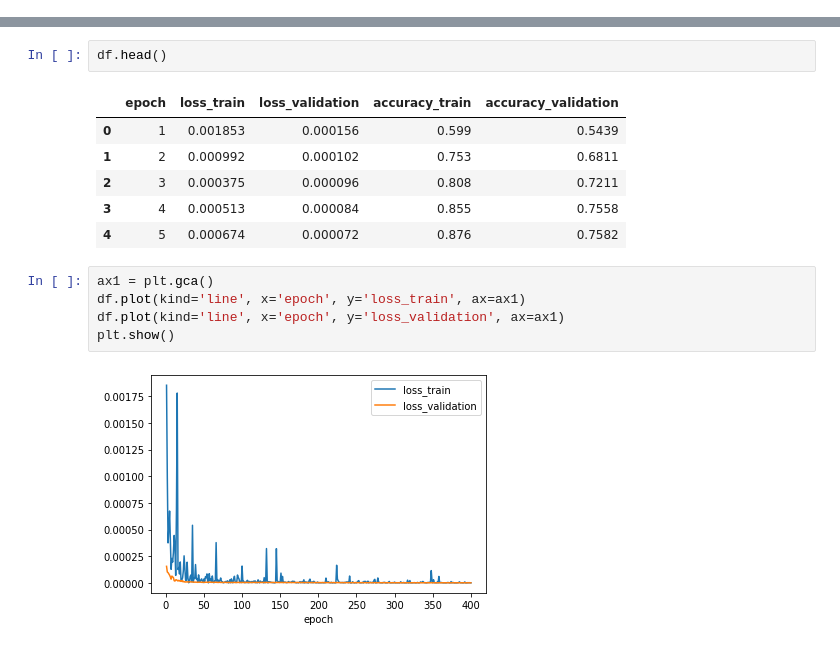
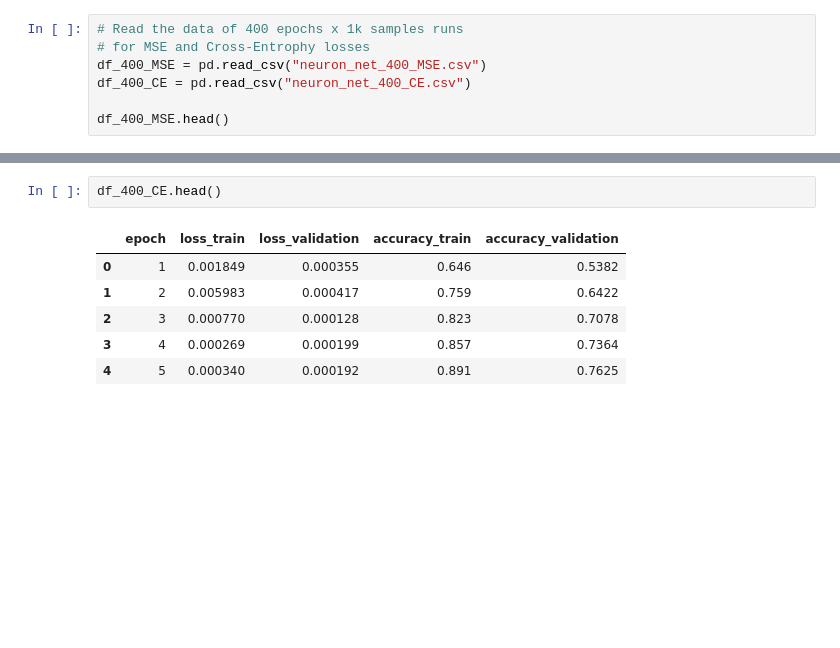
Before and after one commit to calldrj/Deep.Learning, a Jupyter notebook: data/visualize_training.ipynb, the cells around one changed output, grey strips where cells are left out. Drawn from its saved outputs; the diff is of its cells as text; blank space fills up the shorter version.

Commit message:
visualize loss and accuracy for the training process

```diff
--- a/data/visualize_training.ipynb
+++ b/data/visualize_training.ipynb
@@ -7,0 +26,7 @@ df = pd.read_csv("neuron_net.csv")
+# %%
+# Read the data of 400 epochs x 1k samples runs
+# for MSE and Cross-Entrophy losses
+df_400_MSE = pd.read_csv("neuron_net_400_MSE.csv")
+df_400_CE = pd.read_csv("neuron_net_400_CE.csv")
+
+df_400_MSE.head()
@@ -8,16 +40,9 @@ df = pd.read_csv("neuron_net.csv")
 # %%
-df.head()
+df_400_CE.head()
 # %% [output]
 |  | epoch | loss_train | loss_validation | accuracy_train | accuracy_validation |
-| 0 | 1 | 0.001853 | 0.000156 | 0.599 | 0.5439 |
-| 1 | 2 | 0.000992 | 0.000102 | 0.753 | 0.6811 |
-| 2 | 3 | 0.000375 | 0.000096 | 0.808 | 0.7211 |
-| 3 | 4 | 0.000513 | 0.000084 | 0.855 | 0.7558 |
-| 4 | 5 | 0.000674 | 0.000072 | 0.876 | 0.7582 |
+| 0 | 1 | 0.001849 | 0.000355 | 0.646 | 0.5382 |
+| 1 | 2 | 0.005983 | 0.000417 | 0.759 | 0.6422 |
+| 2 | 3 | 0.000770 | 0.000128 | 0.823 | 0.7078 |
+| 3 | 4 | 0.000269 | 0.000199 | 0.857 | 0.7364 |
+| 4 | 5 | 0.000340 | 0.000192 | 0.891 | 0.7625 |
-# %%
-ax1 = plt.gca()
-df.plot(kind='line', x='epoch', y='loss_train', ax=ax1)
-df.plot(kind='line', x='epoch', y='loss_validation', ax=ax1)
-plt.show()
-# %% [output]
-[figure, removed]
```
Also changed, not shown: parts of 11 cells of this notebook.
